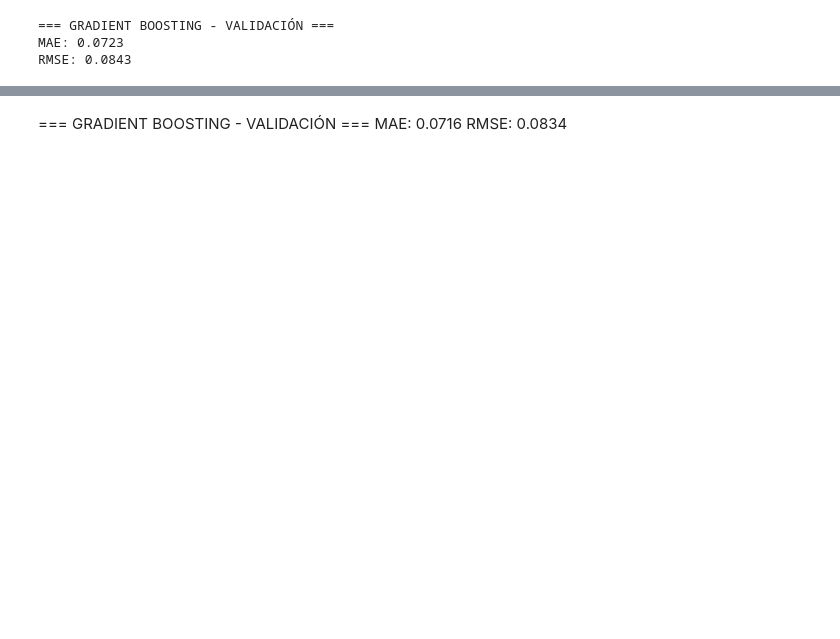
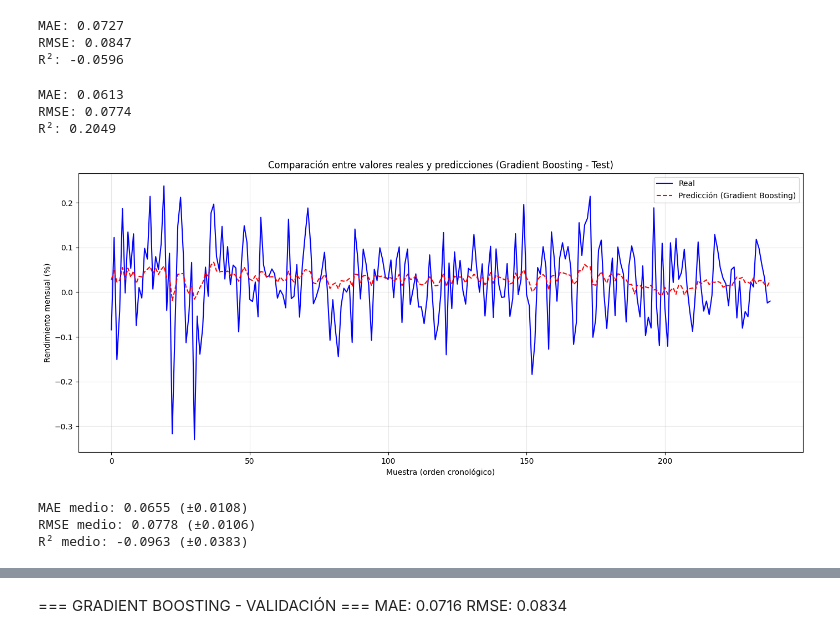
Before and after one commit to rubensanle/TFG, a Jupyter notebook: CodigosPython/ModelosPredictivos/ML/GradientBoosting.ipynb, the cells around one changed output, grey strips where cells are left out. Saved outputs shown, nothing was run; the diff lists cells and outputs as text; code cells hidden in the pictures; blank space fills up the shorter version.

Commit message:
Evaluación de los modelos

```diff
--- a/CodigosPython/ModelosPredictivos/ML/GradientBoosting.ipynb
+++ b/CodigosPython/ModelosPredictivos/ML/GradientBoosting.ipynb
@@ -100,23 +100,49 @@ Mejor MSE: 0.0074
 # %%
-# ============================================
-# GRADIENT BOOSTING - ENTRENAMIENTO FINAL
-# ============================================
+best_gb = GradientBoostingRegressor(**grid_search_gb.best_params_, random_state=42) #Creamos una nueva instancia del modelo de Gradient Boosting Regressor utilizando los mejores hiperparámetros encontrados en la búsqueda y una semilla aleatoria fija para garantizar la reproducibilidad.
+best_gb.fit(X_train, y_train) #Entrenamos el modelo con los mejores hiperparámetros utilizando los datos de entrenamiento.
 
-# Entrenar el modelo final con los mejores hiperparámetros
-best_gb = GradientBoostingRegressor(**grid_search_gb.best_params_, random_state=42)
-best_gb.fit(X_train, y_train)
+y_pred_val = best_gb.predict(X_val) #Realizamos predicciones utilizando el modelo entrenado con los mejores hiperparámetros en el conjunto de validación para evaluar su rendimiento.
 
-# Predicciones sobre validación
-y_pred_val = best_gb.predict(X_val)
+mae_val = mean_absolute_error(y_val, y_pred_val) #Calculamos el error absoluto medio (MAE) entre las predicciones del modelo y los valores reales en el conjunto de validación para medir la precisión de las predicciones.
+rmse_val = np.sqrt(mean_squared_error(y_val, y_pred_val)) #Calculamos la raíz del error cuadrático medio (RMSE) entre las predicciones del modelo y los valores reales en el conjunto de validación para medir la precisión de las predicciones, penalizando más los errores grandes.
+r2_val = r2_score(y_val, y_pred_val)
 
-# Métricas de validación
-mae_val = mean_absolute_error(y_val, y_pred_val)
-rmse_val = np.sqrt(mean_squared_error(y_val, y_pred_val))
-
-print(f"\n=== GRADIENT BOOSTING - VALIDACIÓN ===")
 print(f"MAE: {mae_val:.4f}")
 print(f"RMSE: {rmse_val:.4f}")
+print(f"R²: {r2_val:.4f}")
 # %% [output]
-=== GRADIENT BOOSTING - VALIDACIÓN ===
-MAE: 0.0723
-RMSE: 0.0843
+MAE: 0.0727
+RMSE: 0.0847
+R²: -0.0596
+# %%
+y_pred_test = best_gb.predict(X_test)
+
+mae_test = mean_absolute_error(y_test, y_pred_test)
+rmse_test = np.sqrt(mean_squared_error(y_test, y_pred_test))
+r2_test = r2_score(y_test, y_pred_test)
+
+print(f"MAE: {mae_test:.4f}")
+print(f"RMSE: {rmse_test:.4f}")
+print(f"R²: {r2_test:.4f}")
+# %% [output]
+MAE: 0.0613
+RMSE: 0.0774
+R²: 0.2049
+# %%
+plt.figure(figsize=(14, 6))
+
+# Ordenar por índice (asegurar orden cronológico)
+indices = range(len(y_test))
+
+plt.plot(indices, y_test.values, label='Real', color='blue', linewidth=1.5)
+plt.plot(indices, y_pred_test, label='Predicción (Gradient Boosting)', color='red', linestyle='--', linewidth=1.5)
+
+plt.title('Comparación entre valores reales y predicciones (Gradient Boosting - Test)')
+plt.xlabel('Muestra (orden cronológico)')
+plt.ylabel('Rendimiento mensual (%)')
+plt.legend()
+plt.grid(True, alpha=0.3)
+plt.tight_layout()
+plt.show()
+# %% [output]
+[figure, added]
@@ -122,0 +259,16 @@ RMSE: 0.0843
+# %%
+best_params_gb = grid_search_gb.best_params_
+best_params_gb['random_state'] = 42
+
+# Ejecutamos backtesting
+resultados_backtest, metricas_backtest = backtesting_gb(
+    dataframe=df,
+    window_train=200,  # 200 meses de entrenamiento (~16.7 años)
+    test_size=24,      # 24 meses de prueba (~2 años)
+    step=12,           # Desplazar la ventana 12 meses cada iteración
+    best_params=best_params_gb
+)
+# %% [output]
+MAE medio: 0.0655 (±0.0108)
+RMSE medio: 0.0778 (±0.0106)
+R² medio: -0.0963 (±0.0383)
```
Also changed, not shown: parts of 7 cells of this notebook, 17 other files.
